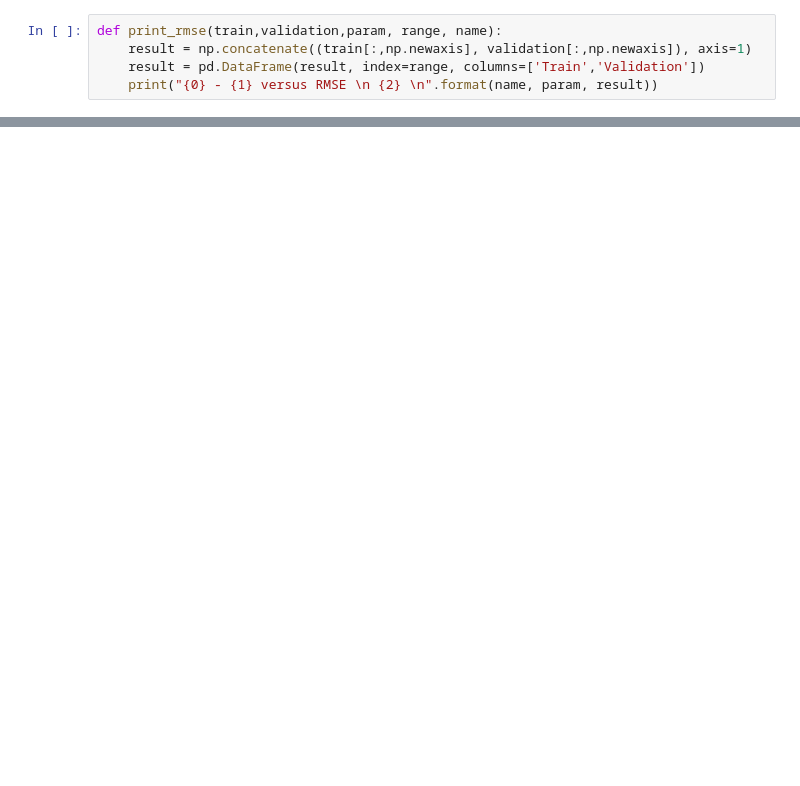
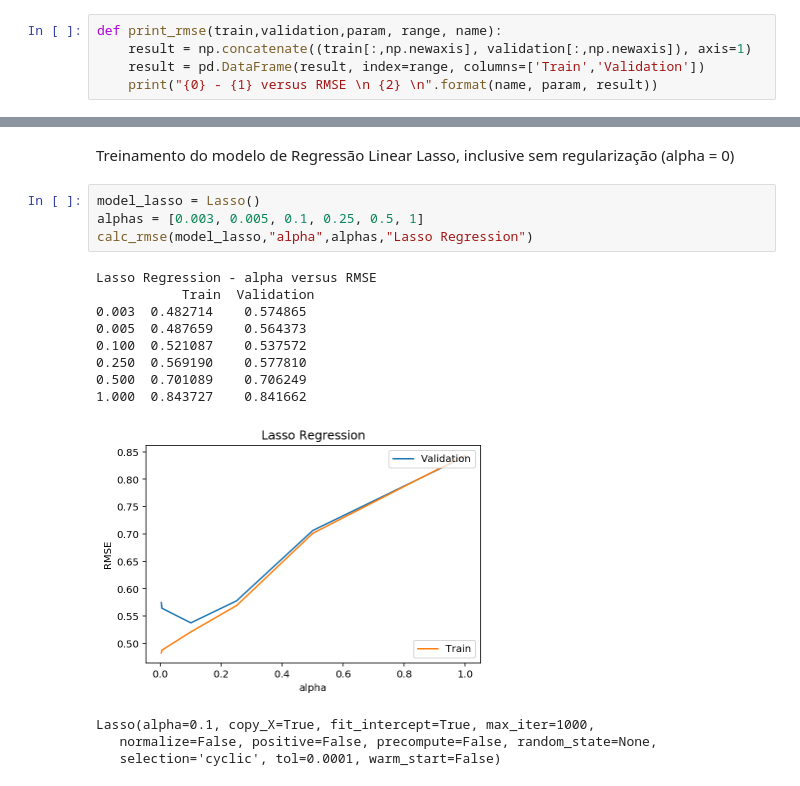
Before and after one commit to danilocoura/Aprendizagem-de-Maquina, a Jupyter notebook: Tarefa3/Untitled.ipynb, the cells around one changed output, grey strips where cells are left out. Saved outputs shown, nothing was run; the diff lists cells and outputs as text; blank space fills up the shorter version.

```diff
--- a/Tarefa3/Untitled.ipynb
+++ b/Tarefa3/Untitled.ipynb
@@ -116,0 +182,19 @@ Ridge Regression - alpha versus RMSE
+# %% [markdown]
+Treinamento do modelo de Regressão Linear Lasso, inclusive sem regularização (alpha = 0)
+# %%
+model_lasso = Lasso()
+alphas = [0.003, 0.005, 0.1, 0.25, 0.5, 1]
+calc_rmse(model_lasso,"alpha",alphas,"Lasso Regression")
+# %% [output]
+Lasso Regression - alpha versus RMSE
+           Train  Validation
+0.003  0.482714    0.574865
+0.005  0.487659    0.564373
+0.100  0.521087    0.537572
+0.250  0.569190    0.577810
+0.500  0.701089    0.706249
+1.000  0.843727    0.841662
+[figure, added]
+Lasso(alpha=0.1, copy_X=True, fit_intercept=True, max_iter=1000,
+   normalize=False, positive=False, precompute=False, random_state=None,
+   selection='cyclic', tol=0.0001, warm_start=False)
```
Also changed, not shown: parts of 48 cells of this notebook, 5 other files.
